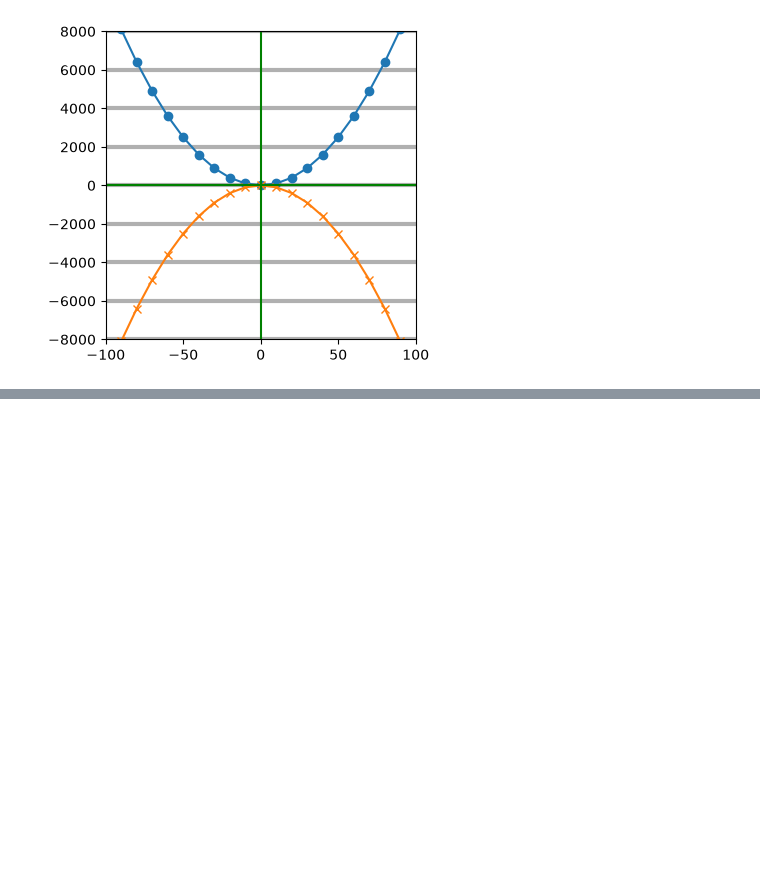
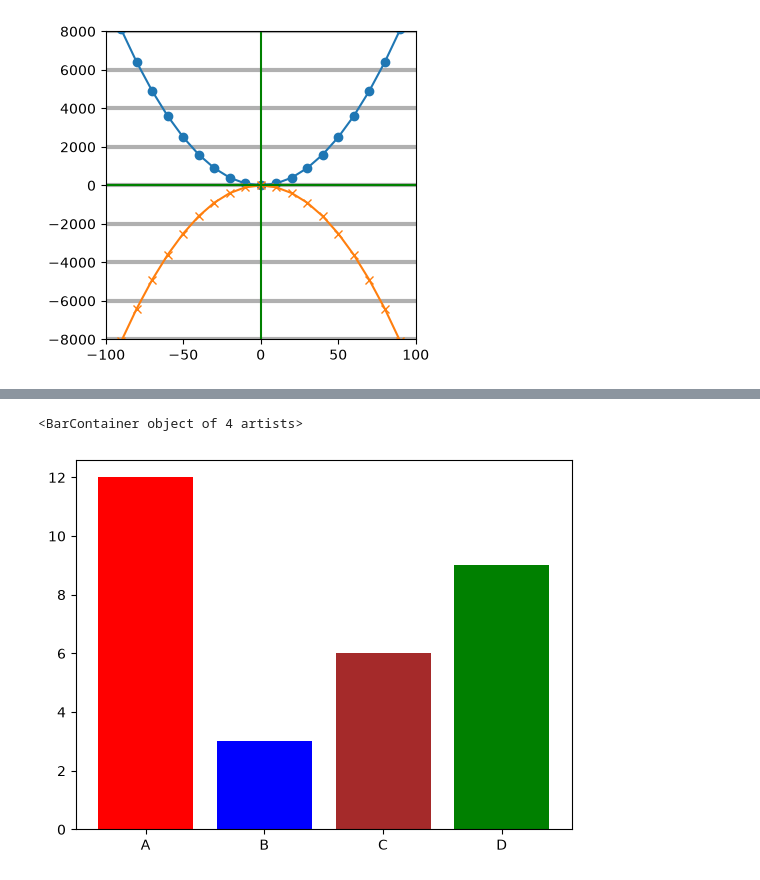
Before and after one commit to memonY49/SMIT-AI-DS-Batch-4, a Jupyter notebook: matplot_practice.ipynb, the cells around one changed output, grey strips where cells are left out. Saved outputs shown, nothing was run; the diff lists cells and outputs as text; code cells hidden in the pictures; blank space fills up the shorter version.

```diff
--- a/matplot_practice.ipynb
+++ b/matplot_practice.ipynb
@@ -154,0 +218,5 @@ plt.grid(True,linewidth=3,axis='y')
+# %%
+plt.bar(x,y, color=['red','blue','brown','green'])
+# %% [output]
+<BarContainer object of 4 artists>
+[figure, added]
```
Also changed, not shown: parts of 29 cells of this notebook, 3 other files.
